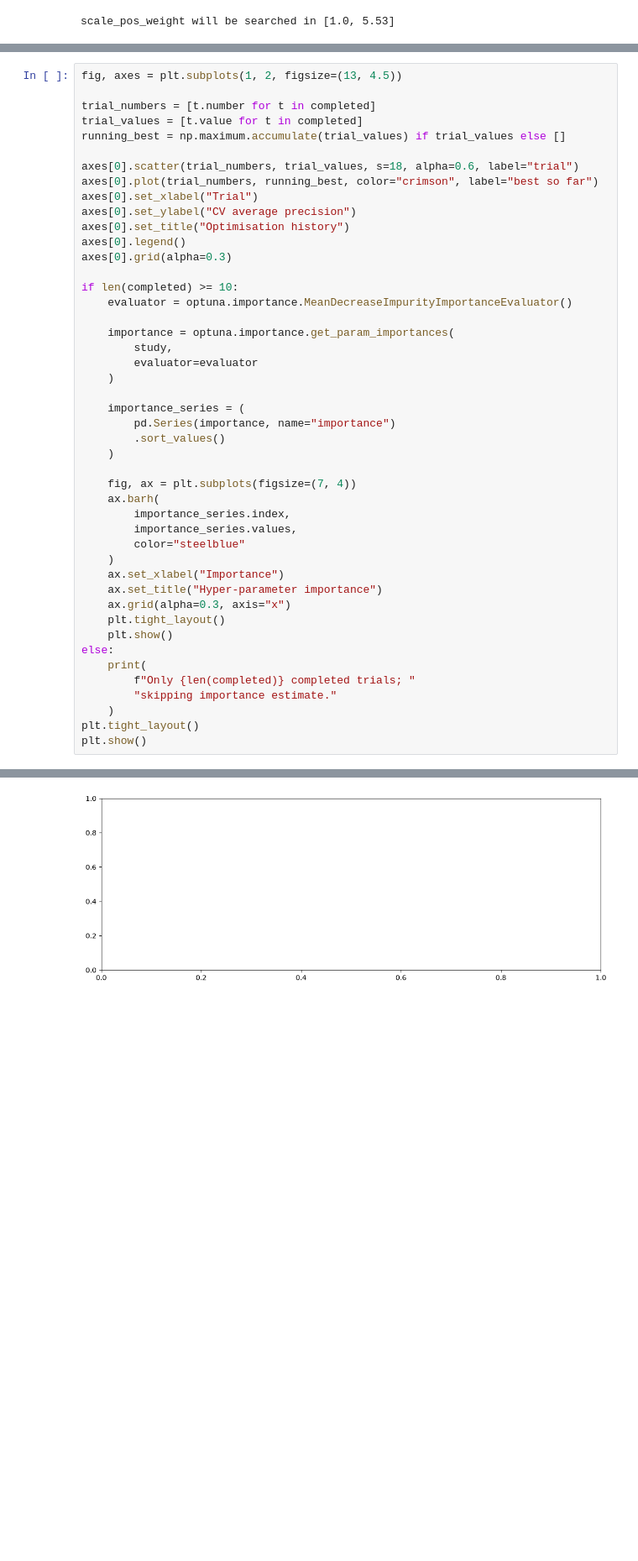
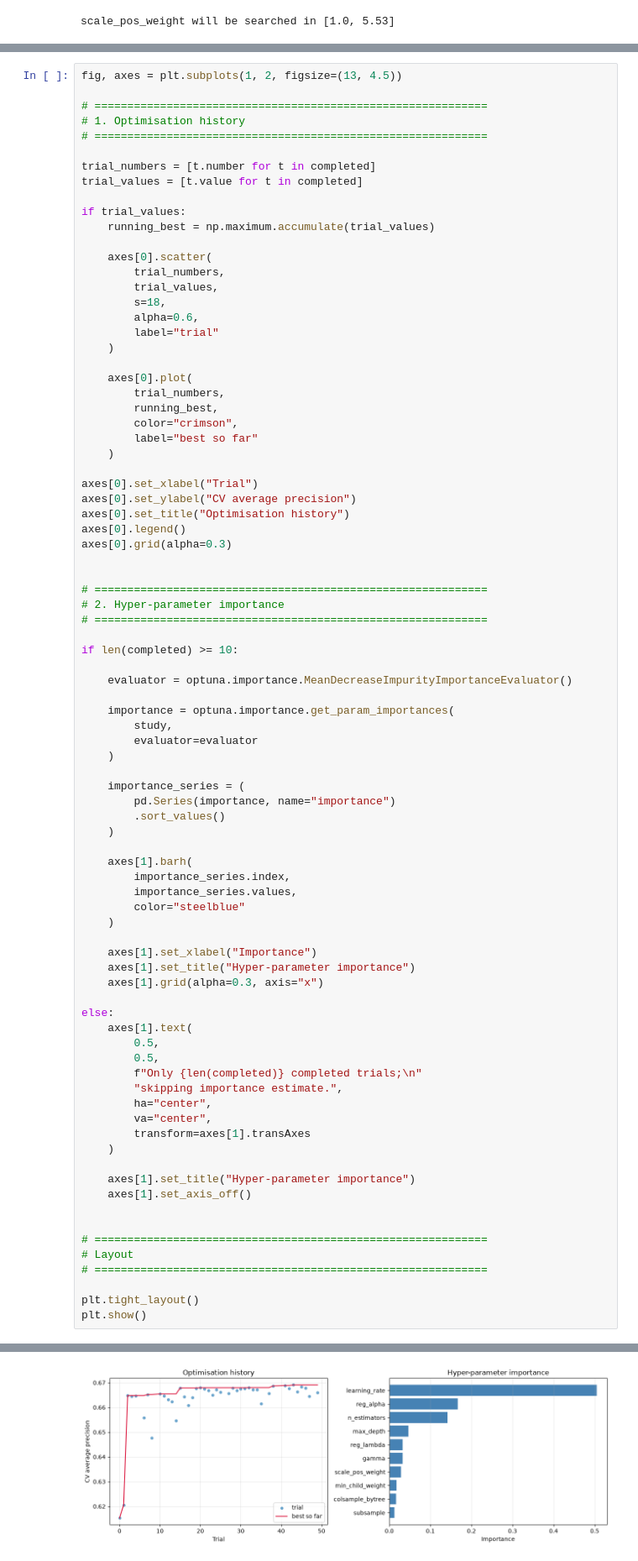
Before and after one commit to NicolasKappuru/customer-churn-prediction, a Jupyter notebook: src/w1_supervized_learning/models/xgboost/03_xgboost.ipynb, the cells around one changed output, grey strips where cells are left out. Shown at 84% size. Saved outputs shown, nothing was run; the diff lists cells and outputs as text; blank space fills up the shorter version.

```diff
--- a/src/w1_supervized_learning/models/xgboost/03_xgboost.ipynb
+++ b/src/w1_supervized_learning/models/xgboost/03_xgboost.ipynb
@@ -315,19 +315,44 @@ three dominate and the rest are noise, which is useful guidance for the report.
 # %%
 fig, axes = plt.subplots(1, 2, figsize=(13, 4.5))
 
+# ============================================================
+# 1. Optimisation history
+# ============================================================
+
 trial_numbers = [t.number for t in completed]
 trial_values = [t.value for t in completed]
-running_best = np.maximum.accumulate(trial_values) if trial_values else []
 
-axes[0].scatter(trial_numbers, trial_values, s=18, alpha=0.6, label="trial")
-axes[0].plot(trial_numbers, running_best, color="crimson", label="best so far")
+if trial_values:
+    running_best = np.maximum.accumulate(trial_values)
+
+    axes[0].scatter(
+        trial_numbers,
+        trial_values,
+        s=18,
+        alpha=0.6,
+        label="trial"
+    )
+
+    axes[0].plot(
+        trial_numbers,
+        running_best,
+        color="crimson",
+        label="best so far"
+    )
+
 axes[0].set_xlabel("Trial")
 axes[0].set_ylabel("CV average precision")
 axes[0].set_title("Optimisation history")
 axes[0].legend()
 axes[0].grid(alpha=0.3)
 
+
+# ============================================================
+# 2. Hyper-parameter importance
+# ============================================================
+
 if len(completed) >= 10:
+
     evaluator = optuna.importance.MeanDecreaseImpurityImportanceEvaluator()
 
     importance = optuna.importance.get_param_importances(
@@ -340,22 +365,35 @@ if len(completed) >= 10:
         .sort_values()
     )
 
-    fig, ax = plt.subplots(figsize=(7, 4))
-    ax.barh(
+    axes[1].barh(
         importance_series.index,
         importance_series.values,
         color="steelblue"
     )
-    ax.set_xlabel("Importance")
-    ax.set_title("Hyper-parameter importance")
-    ax.grid(alpha=0.3, axis="x")
-    plt.tight_layout()
-    plt.show()
+
+    axes[1].set_xlabel("Importance")
+    axes[1].set_title("Hyper-parameter importance")
+    axes[1].grid(alpha=0.3, axis="x")
+
 else:
-    print(
-        f"Only {len(completed)} completed trials; "
-        "skipping importance estimate."
+    axes[1].text(
+        0.5,
+        0.5,
+        f"Only {len(completed)} completed trials;\n"
+        "skipping importance estimate.",
+        ha="center",
+        va="center",
+        transform=axes[1].transAxes
     )
+
+    axes[1].set_title("Hyper-parameter importance")
+    axes[1].set_axis_off()
+
+
+# ============================================================
+# Layout
+# ============================================================
+
 plt.tight_layout()
 plt.show()
 # %% [output]
@@ -363,4 +400,4 @@ TypeError: 'Axes' object is not subscriptable
-[figure, old version]
+[figure, new version]
 # %% [markdown]
 ## 8. Threshold selection on out-of-fold probabilities
 
```
Also changed, not shown: parts of 8 cells of this notebook, 1 other file.
